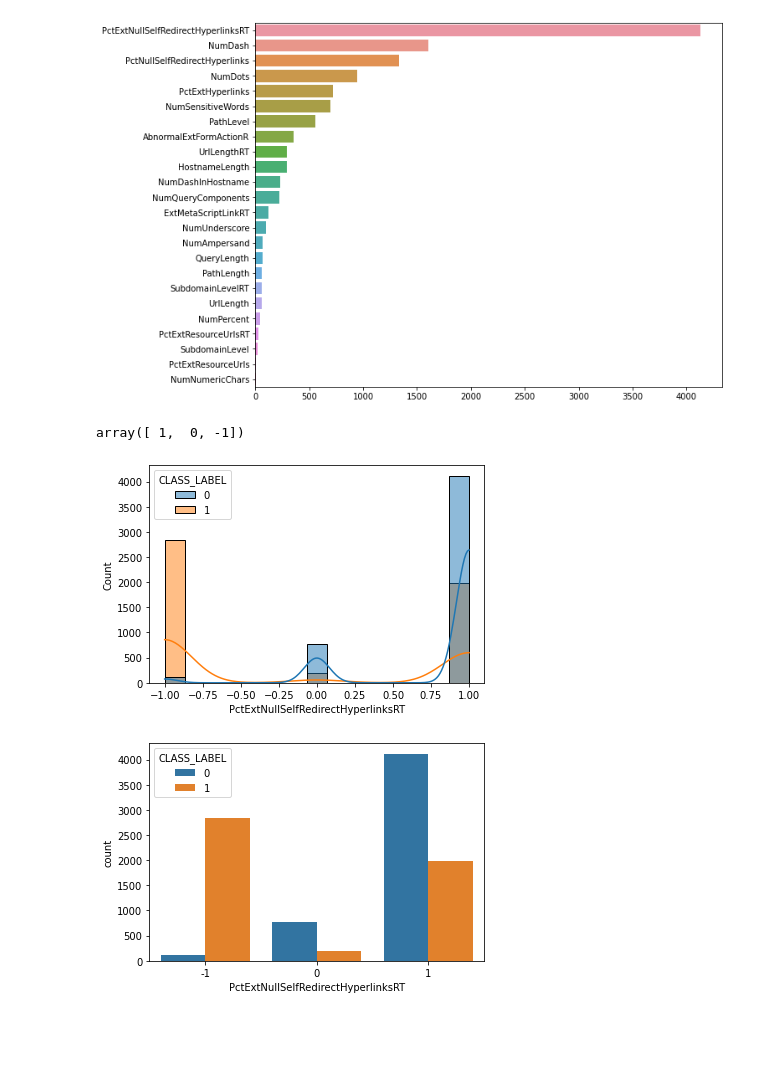
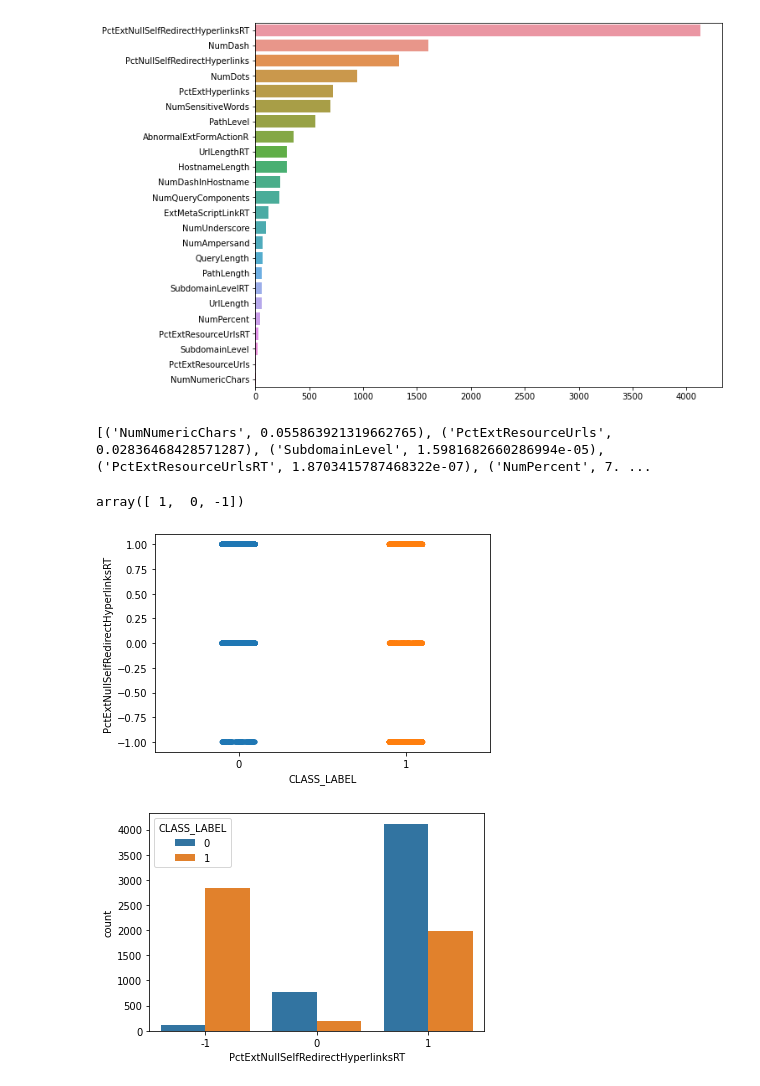
Before and after one commit to arj7192/fight_fraud_with_machine_learning, a Jupyter notebook: Chapter03/data_analysis.ipynb, the cells around one changed output. Cells and saved outputs as stored; diff of their text form; code cells hidden in the pictures; blank space fills up the shorter version.

```diff
--- a/Chapter03/data_analysis.ipynb
+++ b/Chapter03/data_analysis.ipynb
@@ -112,14 +112,20 @@ scores = sorted(scores, key=lambda c: c[1], reverse=True)
 sns.barplot( x=[c[1] for c in scores], y=[c[0] for c in scores]);
 # %% [output]
 [figure]
+# %%
+pvalues = zip(numerical_features, fs.pvalues_)
+pvalues = sorted(pvalues, key=lambda c: c[1], reverse=True)
+print(pvalues[:5])
+# %% [output]
+[('NumNumericChars', 0.055863921319662765), ('PctExtResourceUrls', 0.02836468428571287), ('SubdomainLevel', 1.5981682660286994e-05), ('PctExtResourceUrlsRT', 1.8703415787468322e-07), ('NumPercent', 7. ...
 # %%
 df.PctExtNullSelfRedirectHyperlinksRT.fillna("NONE").unique()
 # %% [output]
 array([ 1,  0, -1])
 # %%
-sns.histplot(data=df, hue="CLASS_LABEL", x="PctExtNullSelfRedirectHyperlinksRT", kde=True);
+sns.stripplot(data=df, x="CLASS_LABEL", y="PctExtNullSelfRedirectHyperlinksRT");
 # %% [output]
-[figure, old version]
+[figure, new version]
 # %%
 sns.countplot(data=df, x="PctExtNullSelfRedirectHyperlinksRT", hue="CLASS_LABEL");
 # %% [output]
```
Also changed, not shown: parts of 13 cells of this notebook.
